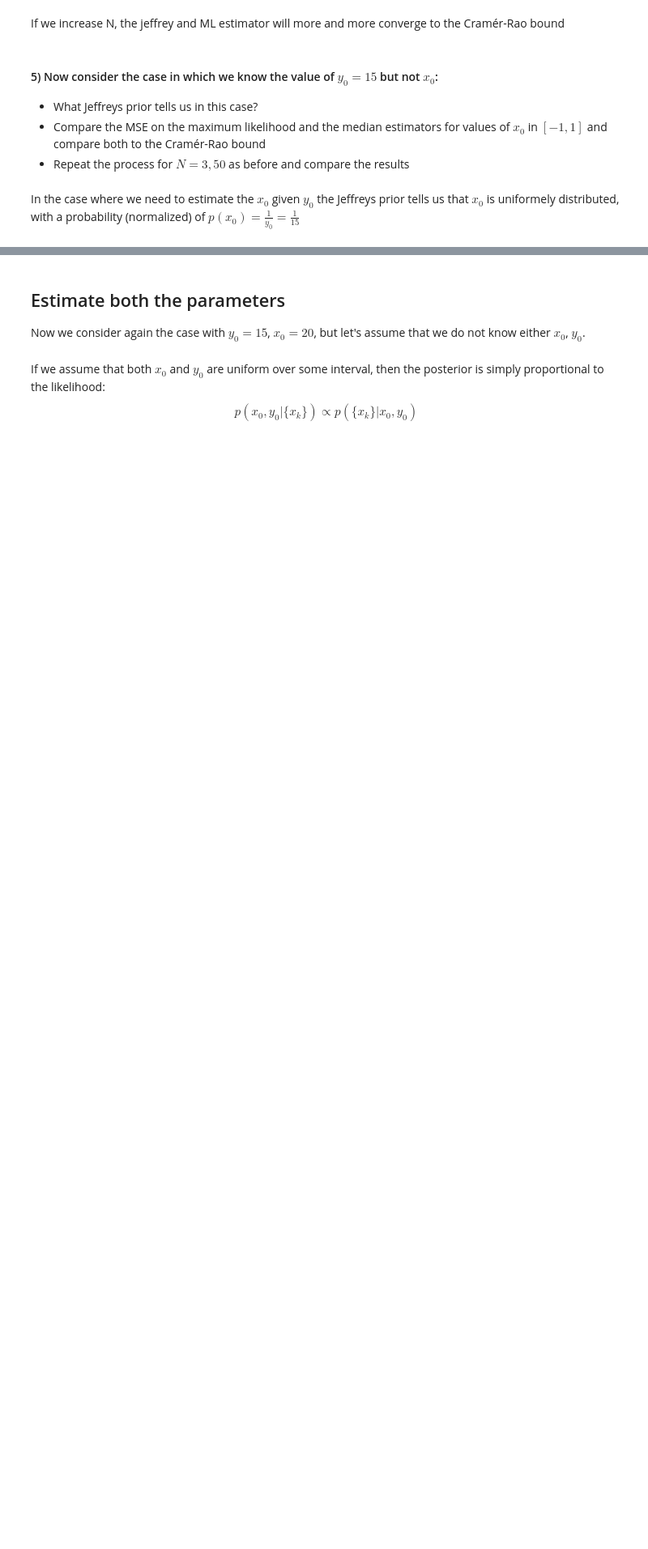
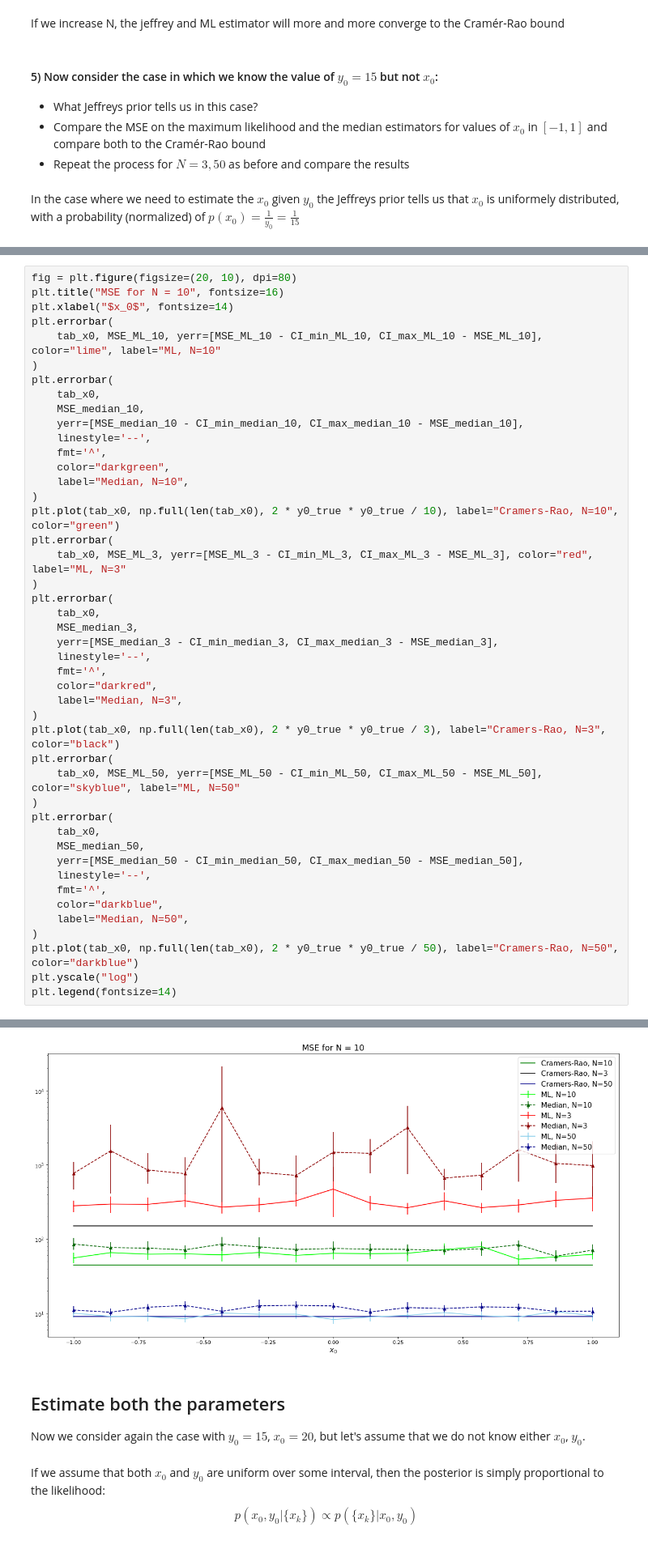
Before and after one commit to filippoquadri/FundamentalLearningEPFL, a Jupyter notebook: TP2/lighthouse_filippo_quadri.ipynb, the cells around one changed output, grey strips where cells are left out. Shown at 81% size. Drawn from its saved outputs; the diff is of its cells as text; blank space fills up the shorter version.

```diff
--- a/TP2/lighthouse_filippo_quadri.ipynb
+++ b/TP2/lighthouse_filippo_quadri.ipynb
@@ -583,0 +629,46 @@ plt.legend(fontsize=14)
+# %%
+fig = plt.figure(figsize=(20, 10), dpi=80)
+plt.title("MSE for N = 10", fontsize=16)
+plt.xlabel("$x_0$", fontsize=14)
+plt.errorbar(
+    tab_x0, MSE_ML_10, yerr=[MSE_ML_10 - CI_min_ML_10, CI_max_ML_10 - MSE_ML_10], color="lime", label="ML, N=10"
+)
+plt.errorbar(
+    tab_x0,
+    MSE_median_10,
+    yerr=[MSE_median_10 - CI_min_median_10, CI_max_median_10 - MSE_median_10],
+    linestyle='--',
+    fmt='^',
+    color="darkgreen",
+    label="Median, N=10",
+)
+plt.plot(tab_x0, np.full(len(tab_x0), 2 * y0_true * y0_true / 10), label="Cramers-Rao, N=10", color="green")
+plt.errorbar(
+    tab_x0, MSE_ML_3, yerr=[MSE_ML_3 - CI_min_ML_3, CI_max_ML_3 - MSE_ML_3], color="red", label="ML, N=3"
+)
+plt.errorbar(
+    tab_x0,
+    MSE_median_3,
+    yerr=[MSE_median_3 - CI_min_median_3, CI_max_median_3 - MSE_median_3],
+    linestyle='--',
+    fmt='^',
+    color="darkred",
+    label="Median, N=3",
+)
+plt.plot(tab_x0, np.full(len(tab_x0), 2 * y0_true * y0_true / 3), label="Cramers-Rao, N=3", color="black")
+plt.errorbar(
+    tab_x0, MSE_ML_50, yerr=[MSE_ML_50 - CI_min_ML_50, CI_max_ML_50 - MSE_ML_50], color="skyblue", label="ML, N=50"
+)
+plt.errorbar(
+    tab_x0,
+    MSE_median_50,
+    yerr=[MSE_median_50 - CI_min_median_50, CI_max_median_50 - MSE_median_50],
+    linestyle='--',
+    fmt='^',
+    color="darkblue",
+    label="Median, N=50",
+)
+plt.plot(tab_x0, np.full(len(tab_x0), 2 * y0_true * y0_true / 50), label="Cramers-Rao, N=50", color="darkblue")
+plt.yscale("log")
+plt.legend(fontsize=14)
+# %% [output]
@@ -584,3 +676,4 @@ plt.legend(fontsize=14)
+[figure, added]
 # %% [markdown]
 ## Estimate both the parameters
 Now we consider again the case with $y_0=15$, $x_0=20$, but let's assume that we do not know either $x_0$, $y_0$.
```
Also changed, not shown: parts of 16 cells of this notebook.
